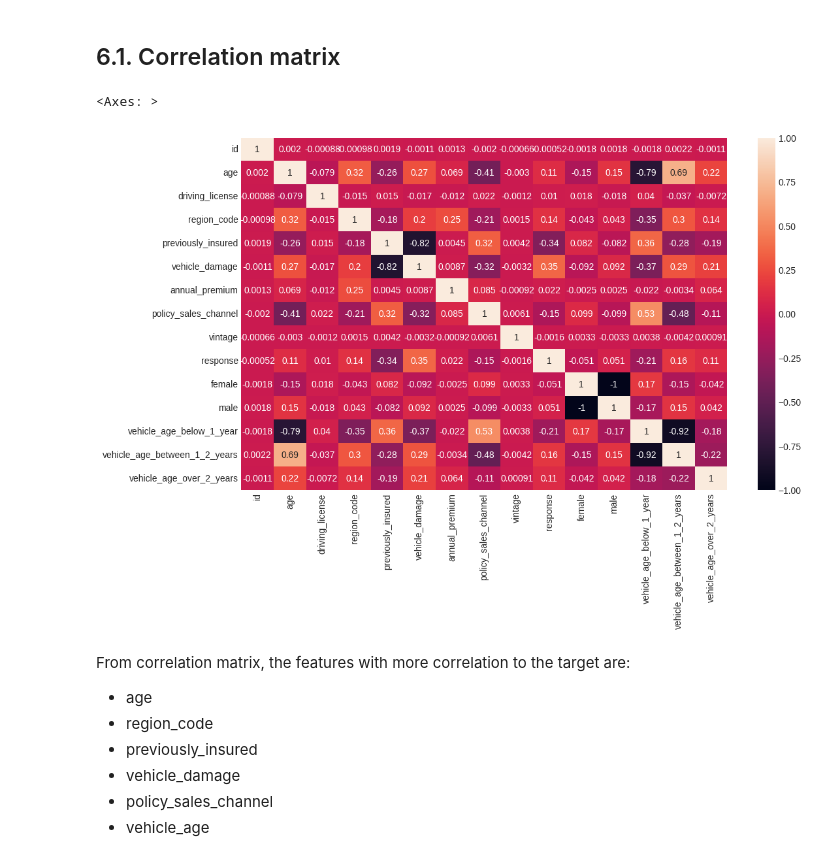
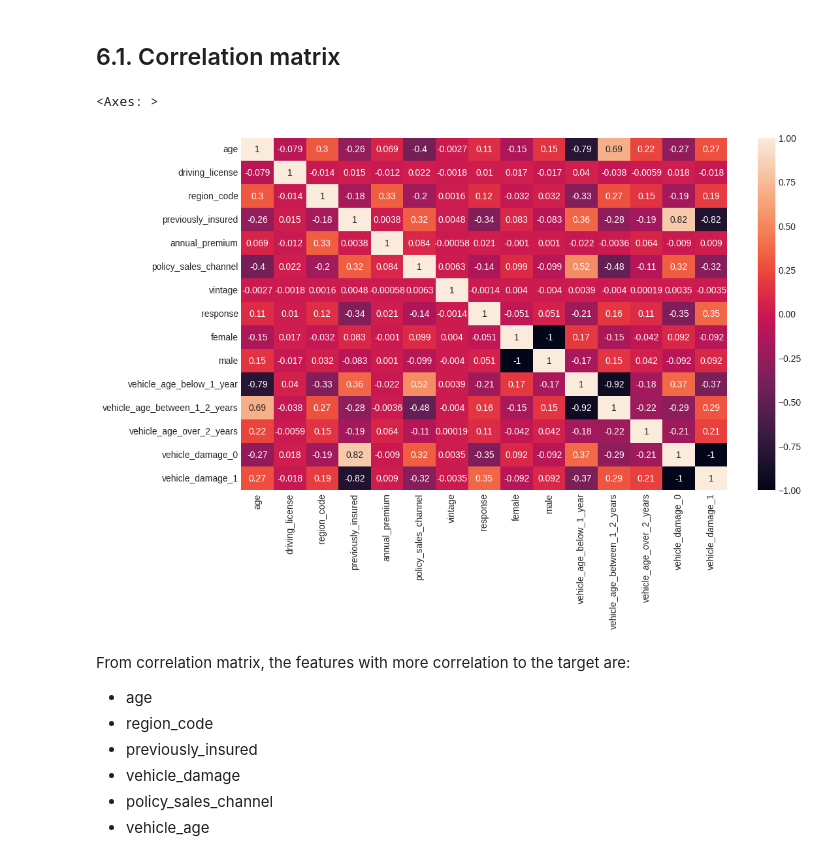
Before and after one commit to ezequielpf/health_insurance_cross_sell, a Jupyter notebook: notebooks/1.0.epf_health_insurance_cross_sell.ipynb, the cells around one changed output. Saved outputs shown, nothing was run; the diff lists cells and outputs as text; code cells hidden in the pictures.

```diff
--- a/notebooks/1.0.epf_health_insurance_cross_sell.ipynb
+++ b/notebooks/1.0.epf_health_insurance_cross_sell.ipynb
@@ -596,6 +609,6 @@ df1.head()
 # %%
 df1 = load_interim('df3.csv.zip')
 # %%
-# Separando os dados entre treino (80%) e validação (20%)
-df1_train, df1_val = train_test_split(df1, test_size=0.2, stratify=df1['response'], random_state=seed)
+# Separando os dados entre treino (70%) e validação (30%)
+df1_train, df1_val = train_test_split(df1, test_size=0.3, stratify=df1['response'], random_state=seed)
 #df1_train, df1_val = train_test_split(df1, test_size=0.2, random_state=seed)
@@ -610,8 +619,8 @@ save_interim(y_val, 'y_val.csv')
 - Suitable for data similar to normal distribution
 # %%
 # annual_premiuim
-#std_scaler = PowerTransformer()
-std_scaler = StandardScaler()
+#std_scaler = StandardScaler()
+rbt_scaler = RobustScaler()
 
-df1_train['annual_premium'] = std_scaler.fit_transform(df1_train[['annual_premium']])
+df1_train['annual_premium'] = rbt_scaler.fit_transform(df1_train[['annual_premium']])
 # %%
@@ -642,12 +649,12 @@ save_interim(df1_train, 'df2_train.csv')
 #df1_train = load_interim('df2_train.csv.zip')
 # %%
 # region_code - target encoder ->
-# Why do not use frequency encoding?
-tar_enc_region_code = TargetEncoder()
-df1_train['region_code'] = tar_enc_region_code.fit_transform(df1_train[['region_code']], df1_train['response'].ravel())
+#tar_enc_region_code = TargetEncoder()
+#df1_train['region_code'] = tar_enc_region_code.fit_transform(df1_train[['region_code']], df1_train['response'].ravel())
 
-#tar_enc_region_code = df1_train.groupby( 'region_code' )['response'].mean()
-#df1_train.loc[:, 'region_code'] = df1_train['region_code'].map( tar_enc_region_code )
+# frequency enconder
+fe_region_code = df1_train.groupby('region_code').size() / len(df1_train)
+df1_train.loc[:, 'region_code'] = df1_train['region_code'].map(fe_region_code)
 # %%
 plt.figure(figsize=(8,5))
 sns.histplot(data=df1_train, x=df1_train['region_code'], bins=100)
@@ -674,6 +681,12 @@ df1_train[ohe_vehicle_age.get_feature_names_out()] = vehicle_age_encoded
 df1_train.drop('vehicle_age', axis=1, inplace=True)
 
 #df1_train = pd.get_dummies(df1_train, prefix='vehicle_age', columns=['vehicle_age'])
+# %%
+# vehicle_damage - one hor encoder
+ohe_vehicle_dmg = OneHotEncoder()
+vehicle_dmg_encoded = ohe_vehicle_dmg.fit_transform(df1_train[['vehicle_damage']]).toarray()
+df1_train[ohe_vehicle_dmg.get_feature_names_out()] = vehicle_dmg_encoded
+df1_train.drop('vehicle_damage', axis=1, inplace=True)
 # %%
 # policy_sales_channel - frequency enconder
 fe_policy_sales_channel = df1_train.groupby('policy_sales_channel').size() / len(df1_train)
@@ -785,13 +792,13 @@ memory usage: 9.3 MB
 # %% [markdown]
 ## 6.1. Correlation matrix
 # %%
-corr_matrix = df1_train.corr(method='pearson')
+corr_matrix = df1_train.drop('id', axis=1).corr(method='pearson')
 
 plt.figure(figsize=(12,7))
 sns.heatmap(corr_matrix, annot=True)
 # %% [output]
 <Axes: >
-[figure, old version]
+[figure, new version]
 # %% [markdown]
 From correlation matrix, the features with more correlation to the target are:
 - age
```
Also changed, not shown: parts of 80 cells of this notebook, 9 other files.
